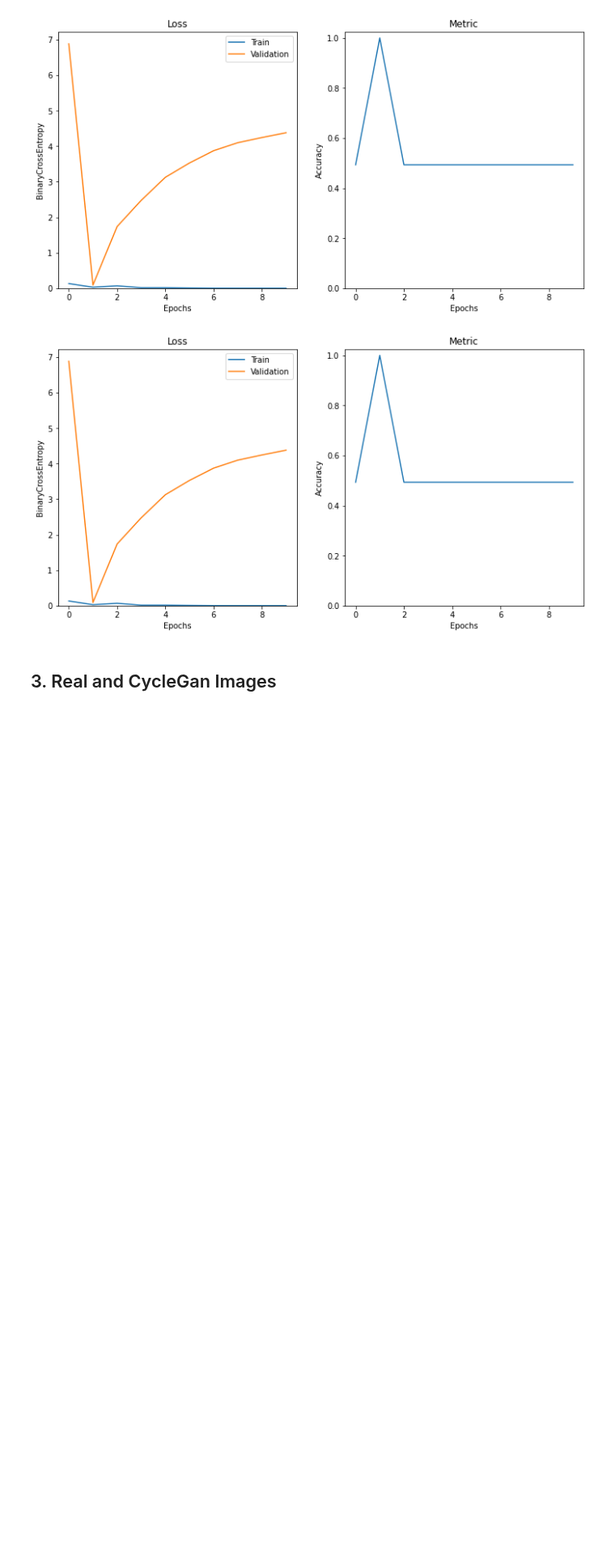
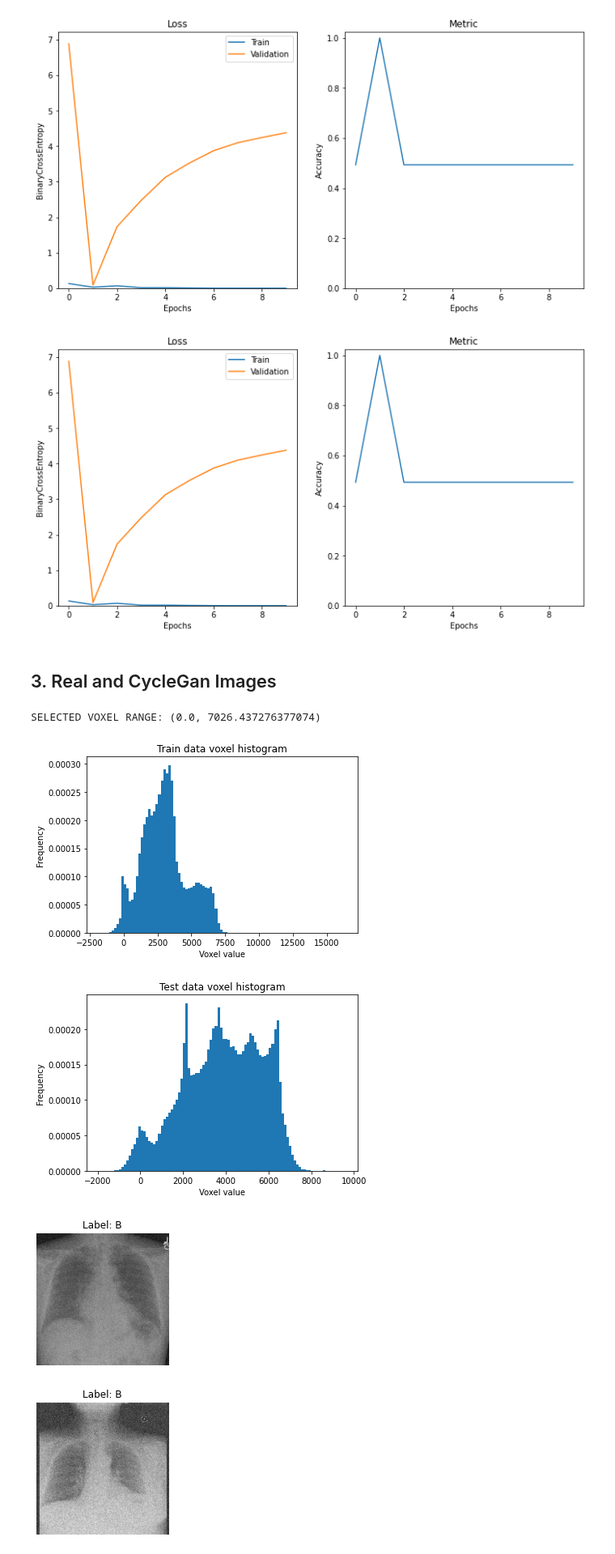
Before and after one commit to Juanki0396/TFG, a Jupyter notebook: train_classifier.ipynb, the cells around one changed output. Shown at 81% size. Saved outputs shown, nothing was run; the diff lists cells and outputs as text; code cells hidden in the pictures; blank space fills up the shorter version.

```diff
--- a/train_classifier.ipynb
+++ b/train_classifier.ipynb
@@ -193,0 +185,22 @@ fig = train_manager.plot_training_losses()
+# %%
+STD_NOISE = 400
+
+data = load_xray_data()
+train_data, test_data = refactor_cyclegan_datasets(data, n_validation=10)
+train_cyclegan_data = generate_cyclegan_dataset(train_data, STD_NOISE)
+test_cyclegan_data = generate_cyclegan_dataset(test_data, STD_NOISE)
+
+hist1 = obtain_histogram(train_cyclegan_data, sample_size=40, title="Train data voxel histogram")
+hist2 = obtain_histogram(test_cyclegan_data, sample_size=40, title="Test data voxel histogram")
+
+voxel_range = obtain_voxel_range(data=train_cyclegan_data, sample_size=40, extreme_percent=2)
+print(f"SELECTED VOXEL RANGE: {voxel_range}")
+
+for image in random.sample(train_cyclegan_data, 3):
+    image.plot(title=f"Label: {image.label}", figsize=(3,3))
+# %% [output]
+SELECTED VOXEL RANGE: (0.0, 7026.437276377074)
+[figure, added]
+[figure, added]
+[figure, added]
+[figure, added]
```
Also changed, not shown: parts of 11 cells of this notebook.
